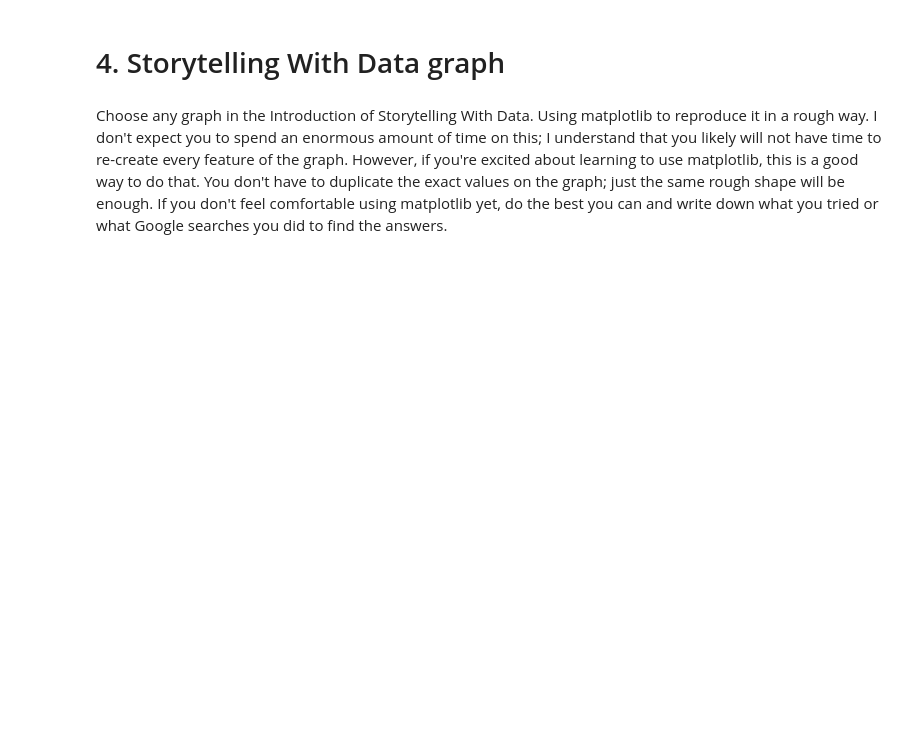
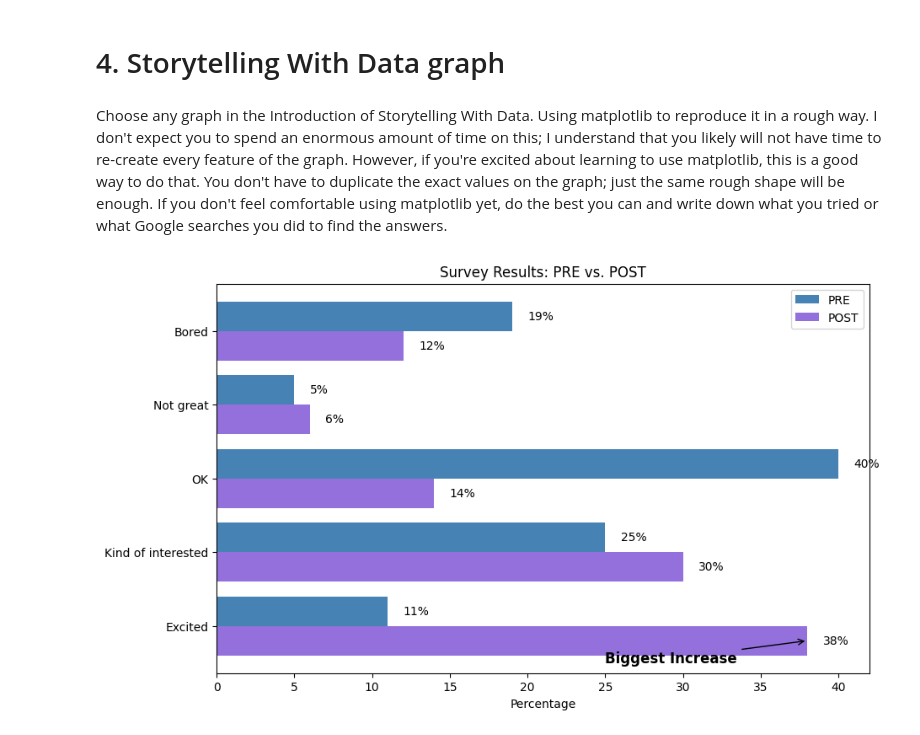
Before and after one commit to ndumay/Nic-Dumay-2025-spring-B2, a Jupyter notebook: ModB2-Week1-DuMay-Nic.ipynb, the cells around one changed output. Drawn from its saved outputs; the diff is of its cells as text; code cells hidden in the pictures; blank space fills up the shorter version.

```diff
--- a/ModB2-Week1-DuMay-Nic.ipynb
+++ b/ModB2-Week1-DuMay-Nic.ipynb
@@ -285,3 +626,43 @@ ax.set_xlabel("Birth Date") # label the x axis
 # 4. Storytelling With Data graph
 # %% [markdown]
 Choose any graph in the Introduction of Storytelling With Data.  Using matplotlib to reproduce it in a rough way.  I don't expect you to spend an enormous amount of time on this; I understand that you likely will not have time to re-create every feature of the graph.  However, if you're excited about learning to use matplotlib, this is a good way to do that.  You don't have to duplicate the exact values on the graph; just the same rough shape will be enough.  If you don't feel comfortable using matplotlib yet, do the best you can and write down what you tried or what Google searches you did to find the answers.
+# %%
+import numpy as np
+import matplotlib.pyplot as plt
+
+# Categories and values
+categories = ["Bored", "Not great", "OK", "Kind of interested", "Excited"]
+values_pre = [19, 5, 40, 25, 11]
+values_post = [12, 6, 14, 30, 38]
+y_pos = np.arange(len(categories))
+
+# Create figure
+fig, ax = plt.subplots(figsize=(10, 6))
+
+# Plot bars
+bar1 = ax.barh(y_pos - 0.2, values_pre, height=0.4, label="PRE", color="#4682B4")
+bar2 = ax.barh(y_pos + 0.2, values_post, height=0.4, label="POST", color="#9370DB")
+
+# Add value labels
+for bars in [bar1, bar2]:
+    for bar in bars:
+        ax.text(bar.get_width() + 1, bar.get_y() + bar.get_height()/2, f"{bar.get_width()}%", va="center", fontsize=10)
+
+# Annotate biggest change
+ax.annotate("Biggest Increase", xy=(38, y_pos[-1] + 0.2), xytext=(25, y_pos[-1] + 0.5),
+             arrowprops=dict(facecolor='black', arrowstyle="->"), fontsize=12, fontweight="bold")
+
+# Labels and title
+ax.set_yticks(y_pos)
+ax.set_yticklabels(categories)
+ax.set_xlabel("Percentage")
+ax.set_title("Survey Results: PRE vs. POST")
+ax.legend()
+
+# Invert y-axis for better readability
+plt.gca().invert_yaxis()
+
+# Show plot
+plt.show()
+# %% [output]
+[figure, added]
```
Also changed, not shown: parts of 23 cells of this notebook, 3 other files.
